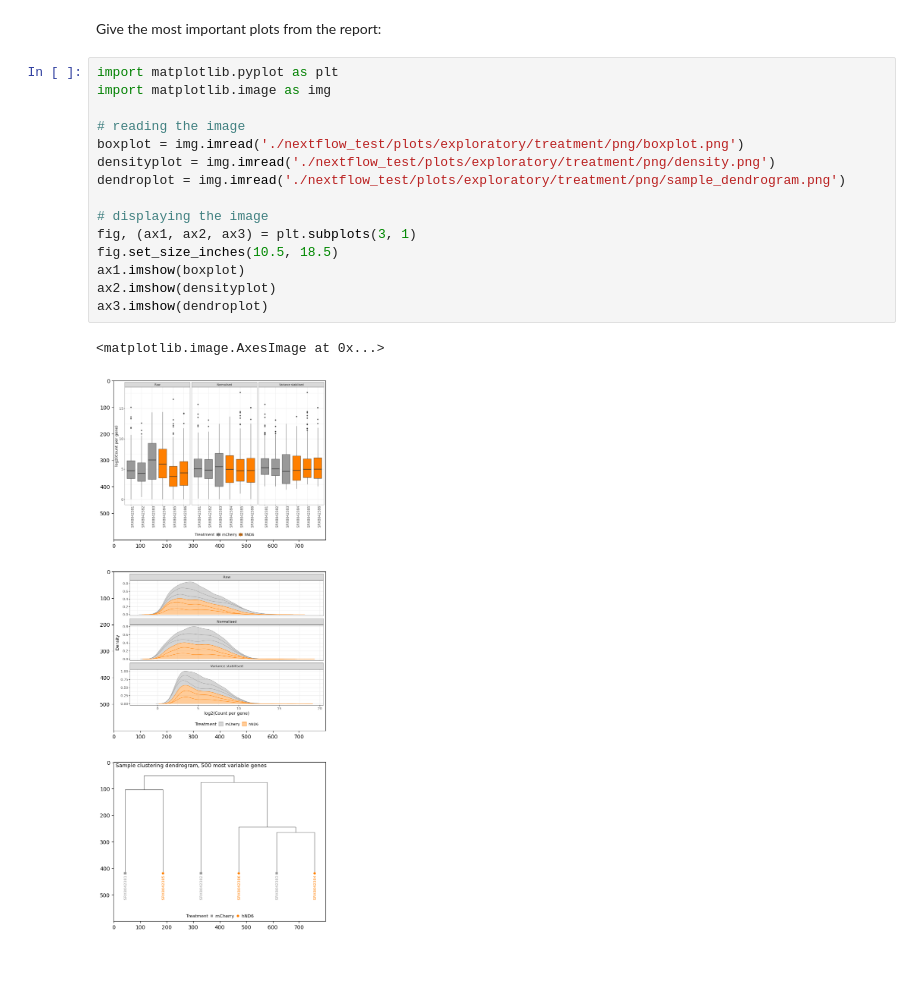
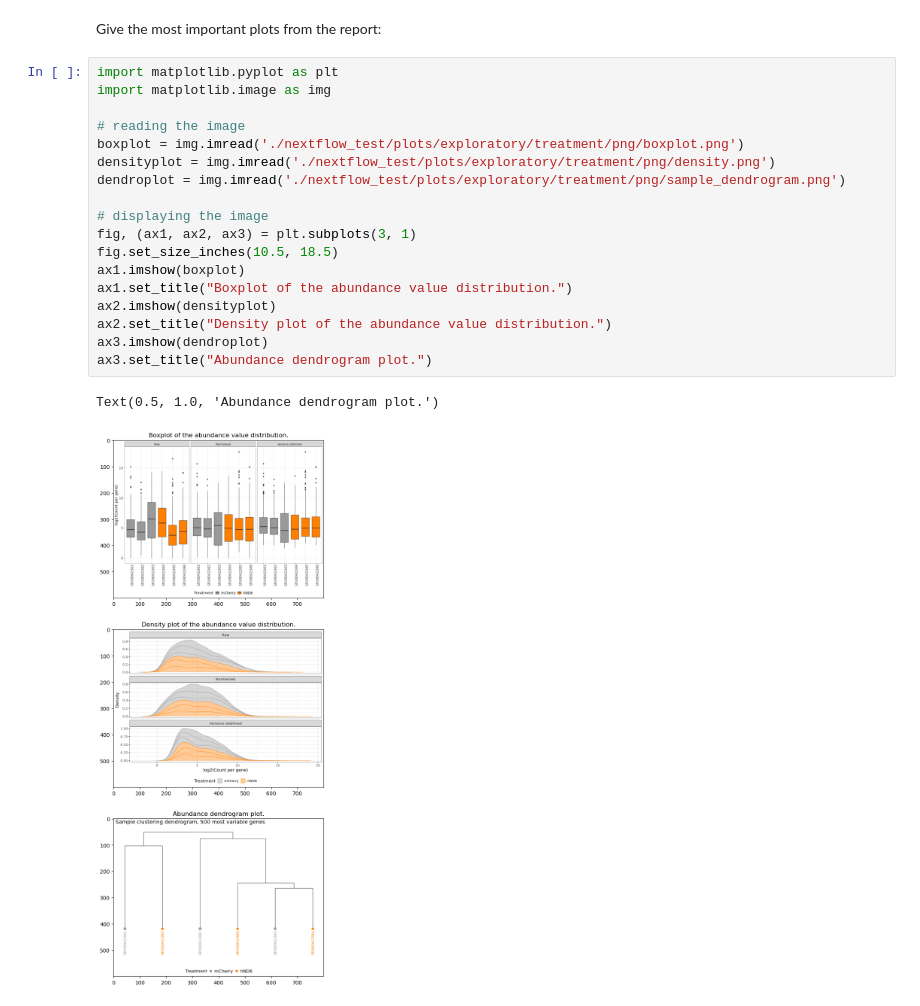
Before and after one commit to Kabooni/computational-workflows-2025, a Jupyter notebook: notebooks/day_01/day_01.ipynb, the cells around one changed output. Cells and saved outputs as stored; diff of their text form; blank space fills up the shorter version.

Commit message:
Update Day 1 text answers

```diff
--- a/notebooks/day_01/day_01.ipynb
+++ b/notebooks/day_01/day_01.ipynb
@@ -175,18 +91,21 @@ Give the most important plots from the report:
 # %%
 import matplotlib.pyplot as plt
 import matplotlib.image as img
 
 # reading the image
 boxplot = img.imread('./nextflow_test/plots/exploratory/treatment/png/boxplot.png')
 densityplot = img.imread('./nextflow_test/plots/exploratory/treatment/png/density.png')
 dendroplot = img.imread('./nextflow_test/plots/exploratory/treatment/png/sample_dendrogram.png')
 
 # displaying the image
 fig, (ax1, ax2, ax3) = plt.subplots(3, 1)
 fig.set_size_inches(10.5, 18.5)
 ax1.imshow(boxplot)
+ax1.set_title("Boxplot of the abundance value distribution.")
 ax2.imshow(densityplot)
+ax2.set_title("Density plot of the abundance value distribution.")
 ax3.imshow(dendroplot)
+ax3.set_title("Abundance dendrogram plot.")
 # %% [output]
-<matplotlib.image.AxesImage at 0x...>
+Text(0.5, 1.0, 'Abundance dendrogram plot.')
-[figure, old version]
+[figure, new version]
```
Also changed, not shown: parts of 16 cells of this notebook.
